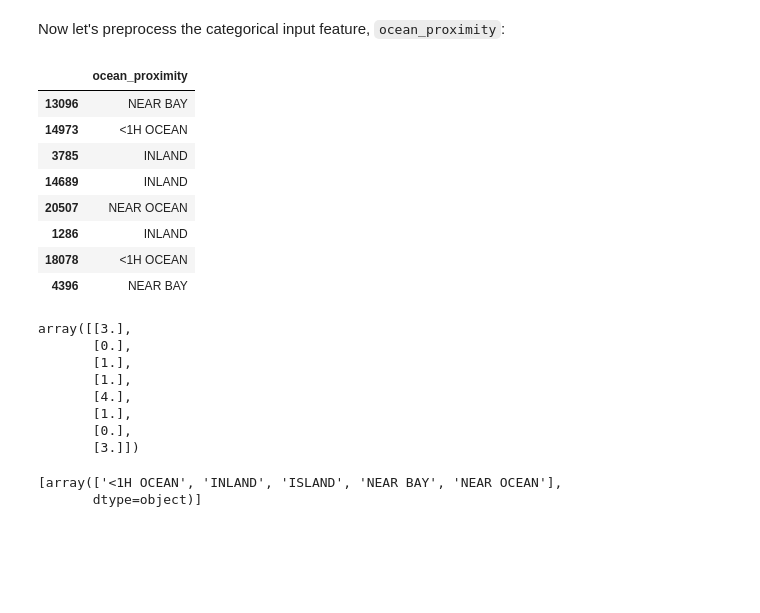
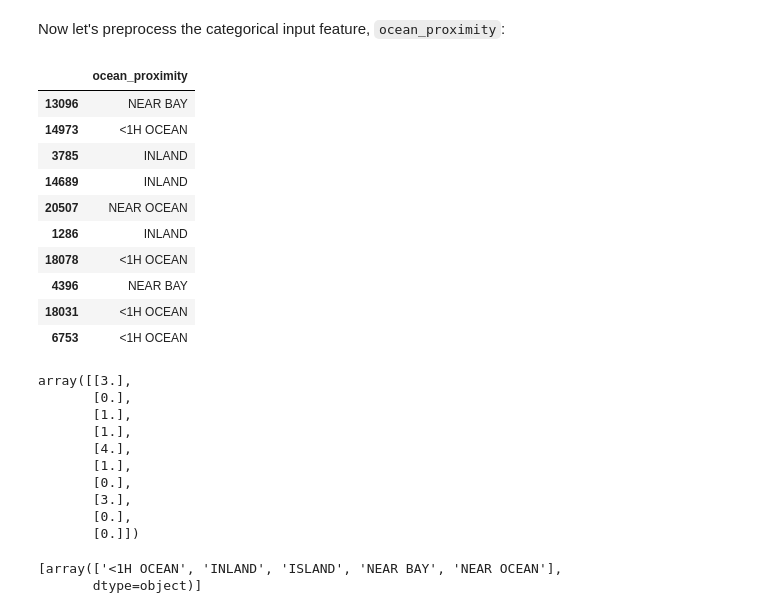
Before and after one commit to natek-1/handson-ml3, a Jupyter notebook: 02_end_to_end_machine_learning_project.ipynb, the cells around one changed output. Drawn from its saved outputs; the diff is of its cells as text; code cells hidden in the pictures; blank space fills up the shorter version.

```diff
--- a/02_end_to_end_machine_learning_project.ipynb
+++ b/02_end_to_end_machine_learning_project.ipynb
@@ -595,24 +568,26 @@ If you wanted to drop outliers, you would run the following code:
 Now let's preprocess the categorical input feature, `ocean_proximity`:
 # %%
 housing_cat = housing[["ocean_proximity"]]
-housing_cat.head(8)
+housing_cat.head(10)
 # %% [output]
 |  | ocean_proximity |
 | 13096 | NEAR BAY |
 | 14973 | <1H OCEAN |
 | 3785 | INLAND |
 | 14689 | INLAND |
 | 20507 | NEAR OCEAN |
 | 1286 | INLAND |
 | 18078 | <1H OCEAN |
 | 4396 | NEAR BAY |
+| 18031 | <1H OCEAN |
+| 6753 | <1H OCEAN |
 # %%
 from sklearn.preprocessing import OrdinalEncoder
 
 ordinal_encoder = OrdinalEncoder()
 housing_cat_encoded = ordinal_encoder.fit_transform(housing_cat)
 # %%
-housing_cat_encoded[:8]
+housing_cat_encoded[:10]
 # %% [output]
 array([[3.],
        [0.],
@@ -621,7 +596,9 @@ array([[3.],
        [4.],
        [1.],
        [0.],
-       [3.]])
+       [3.],
+       [0.],
+       [0.]])
 # %%
 ordinal_encoder.categories_
 # %% [output]
```
Also changed, not shown: parts of 12 cells of this notebook, 1 other file.
